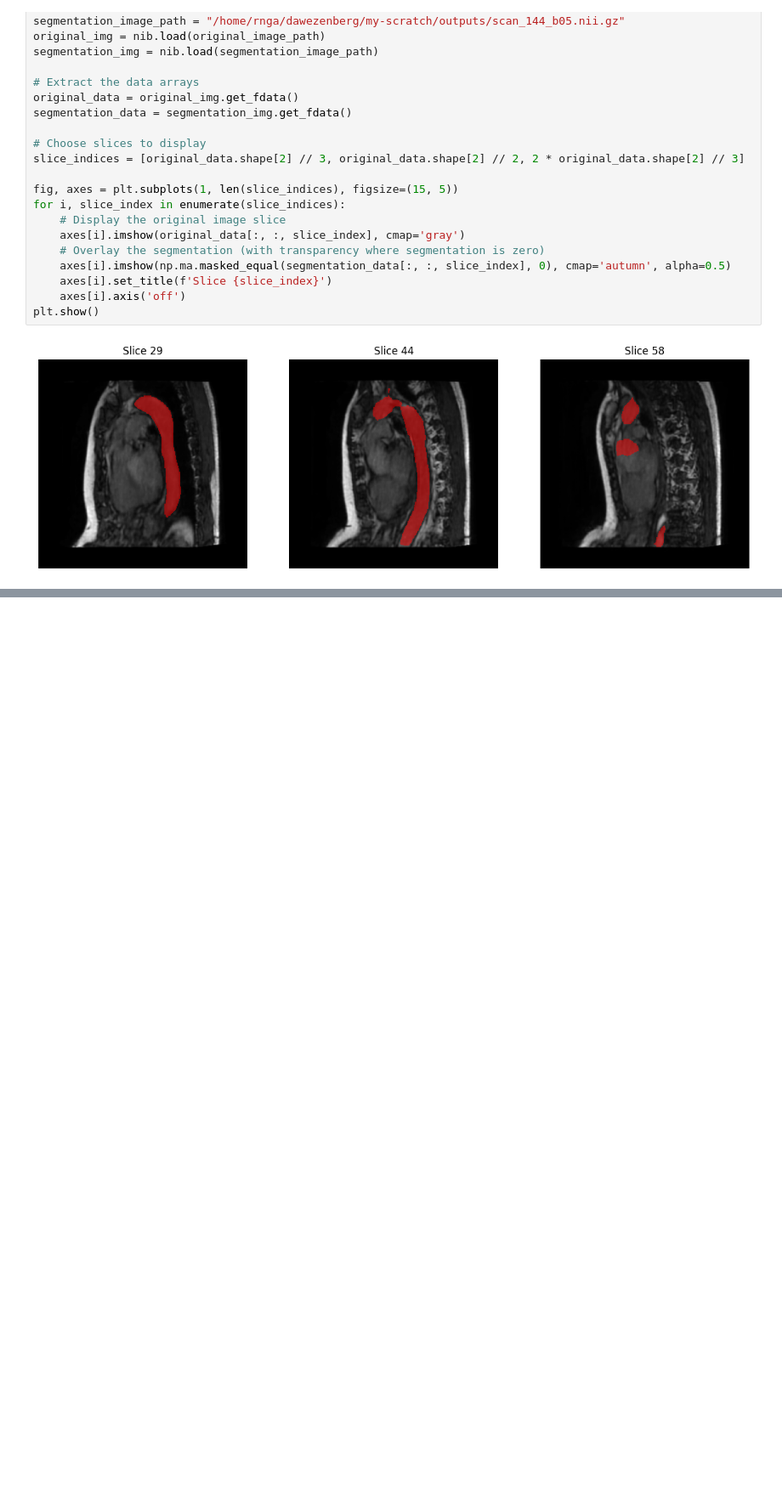
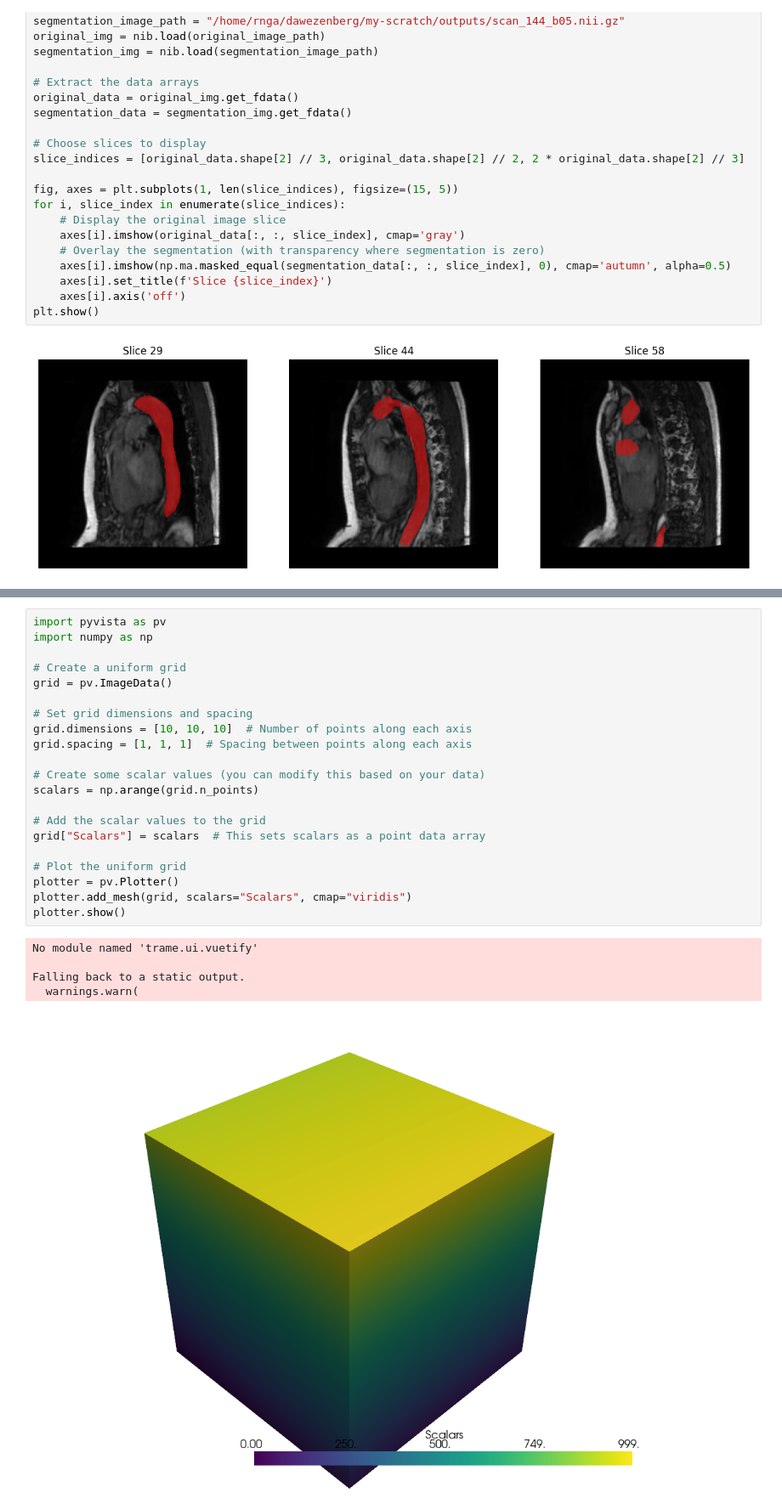
Before and after one commit to DorisAdriana/nnUNet, a Jupyter notebook: visualize_segs.ipynb, the cells around one changed output, grey strips where cells are left out. Shown: that part at 85% size. Drawn from its saved outputs; the diff is of its cells as text; blank space fills up the shorter version.

```diff
--- a/visualize_segs.ipynb
+++ b/visualize_segs.ipynb
@@ -154,0 +223,27 @@ Volume(data=array([[[0., 0., 0., ..., 0., 0., 0.],
+# %%
+import pyvista as pv
+import numpy as np
+
+# Create a uniform grid
+grid = pv.ImageData()
+
+# Set grid dimensions and spacing
+grid.dimensions = [10, 10, 10]  # Number of points along each axis
+grid.spacing = [1, 1, 1]  # Spacing between points along each axis
+
+# Create some scalar values (you can modify this based on your data)
+scalars = np.arange(grid.n_points)
+
+# Add the scalar values to the grid
+grid["Scalars"] = scalars  # This sets scalars as a point data array
+
+# Plot the uniform grid
+plotter = pv.Plotter()
+plotter.add_mesh(grid, scalars="Scalars", cmap="viridis")
+plotter.show()
+# %% [output]
+No module named 'trame.ui.vuetify'
+
+Falling back to a static output.
+  warnings.warn(
+[figure, added]
```
Also changed, not shown: parts of 10 cells of this notebook, 6 other files.
